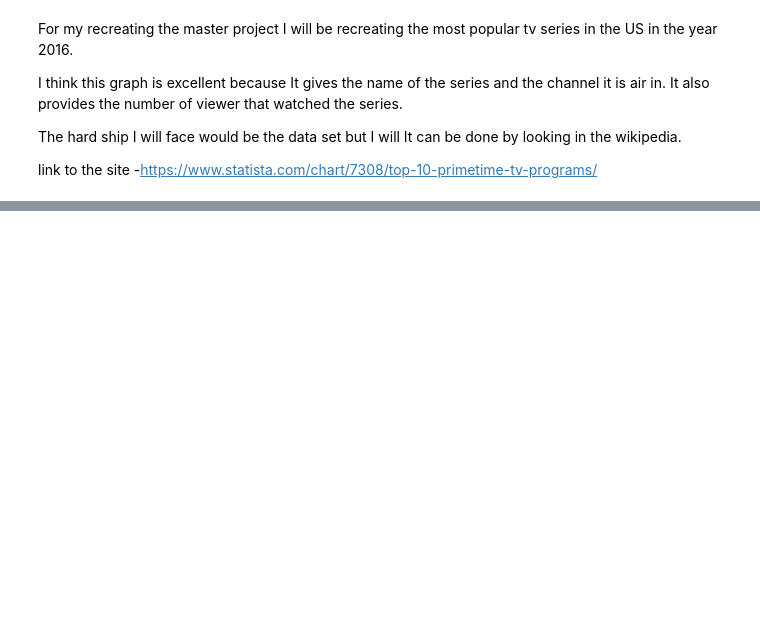
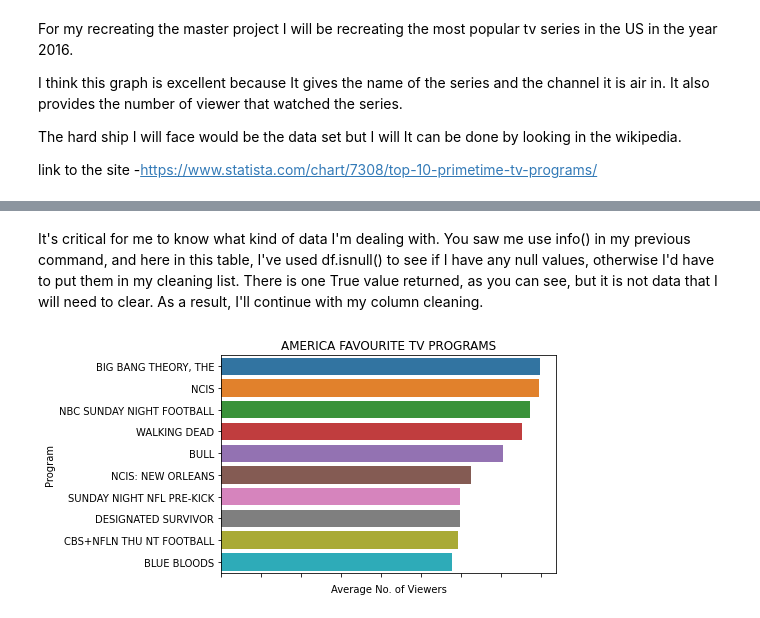
Before and after one commit to SagarSitaula1/Data-Visual, a Jupyter notebook: Master.ipynb, the cells around one changed output, grey strips where cells are left out. Cells and saved outputs as stored; diff of their text form; code cells hidden in the pictures; blank space fills up the shorter version.

```diff
--- a/Master.ipynb
+++ b/Master.ipynb
@@ -17,0 +36,5 @@ link to the site
+# %%
+r = requests.get('https://www.nielsen.com/us/en/insights/article/2016/tops-of-2016-tv/')
+html_contents = r.text
+html_soup = BeautifulSoup(html_contents,"lxml")
+len(html_soup.find_all('table'))
@@ -17,0 +43,5 @@ link to the site
+# %%
+tables = html_soup.find_all('table')
+
+df = pa.read_html(str(tables))[1]
+df
@@ -17,0 +91,9 @@ link to the site
+# %% [markdown]
+It's critical for me to know what kind of data I'm dealing with. You saw me use info() in my previous command, and here in this table, I've used df.isnull() to see if I have any null values, otherwise I'd have to put them in my cleaning list. There is one True value returned, as you can see, but it is not data that I will need to clear. As a result, I'll continue with my column cleaning.
+# %%
+ax = sns.barplot(data = df, x='Average No. of Viewers', y="Program",)
+ax.set_xticklabels(ax.get_xticklabels(),rotation = 60)
+ax.set_title('AMERICA FAVOURITE TV PROGRAMS')
+plt.show()
+# %% [output]
+[figure, added]
```
Also changed, not shown: parts of 9 cells of this notebook.
